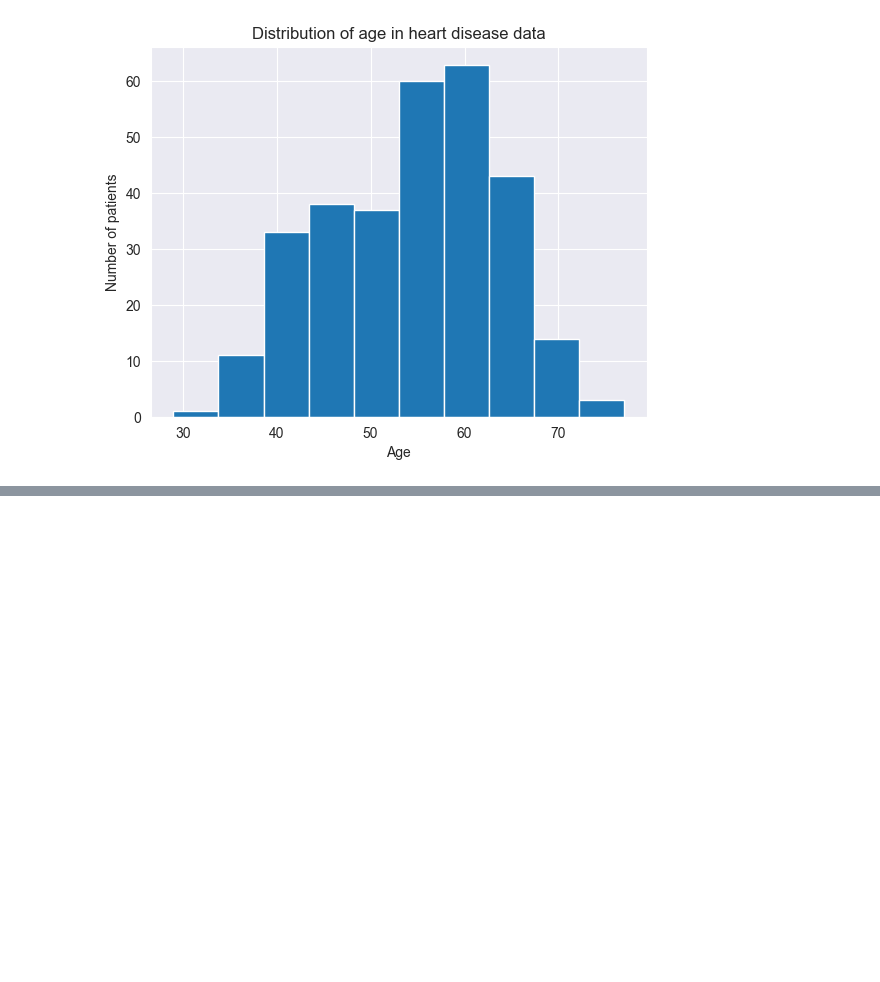
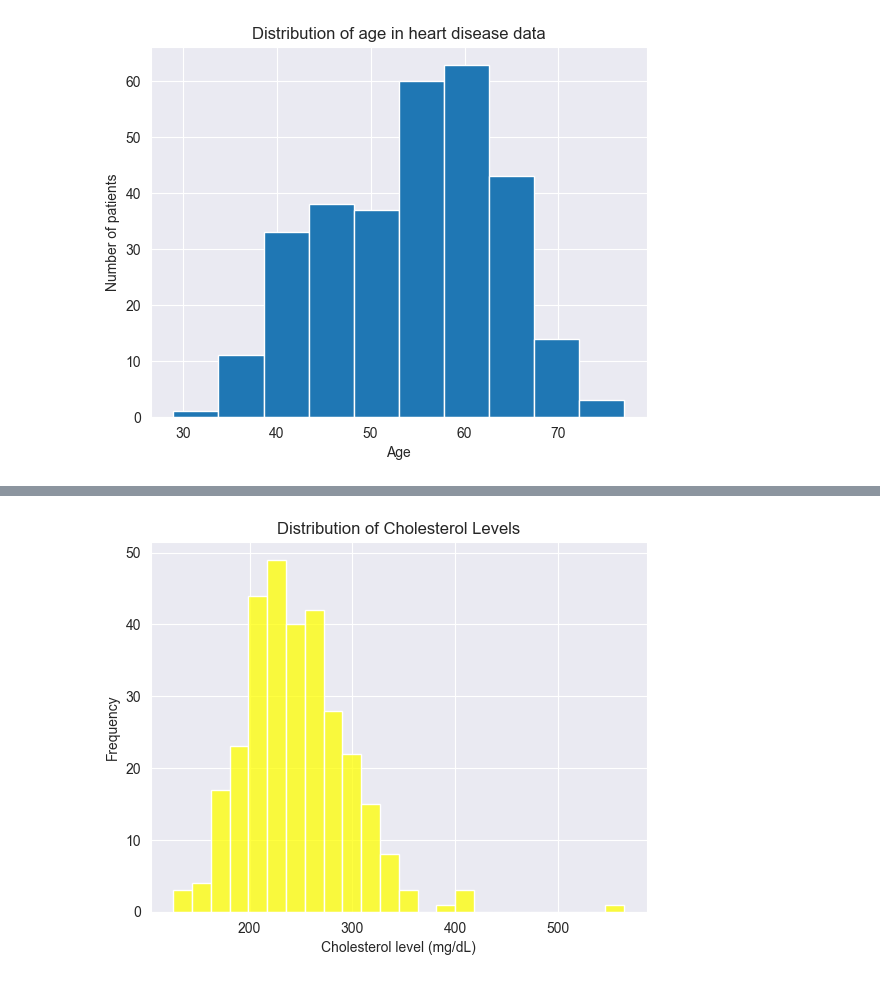
Before and after one commit to AbdurrahmanIdr/Heart_Disease_Prediction, a Jupyter notebook: eda.ipynb, the cells around one changed output, grey strips where cells are left out. Cells and saved outputs as stored; diff of their text form; code cells hidden in the pictures; blank space fills up the shorter version.

```diff
--- a/eda.ipynb
+++ b/eda.ipynb
@@ -79,0 +140,8 @@ plt.show()
+# %%
+sns.histplot(df['cholestrol'], color='yellow')
+plt.xlabel('Cholesterol level (mg/dL)')
+plt.ylabel('Frequency')
+plt.title('Distribution of Cholesterol Levels')
+plt.show()
+# %% [output]
+[figure, added]
```
Also changed, not shown: parts of 7 cells of this notebook.
